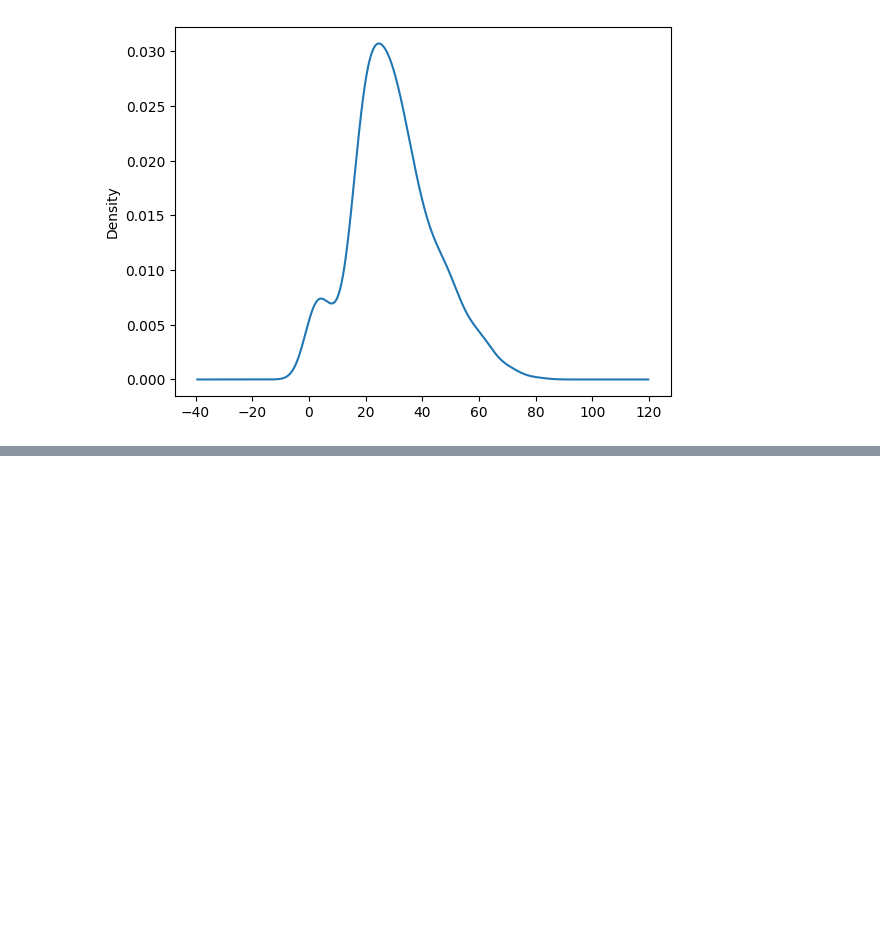
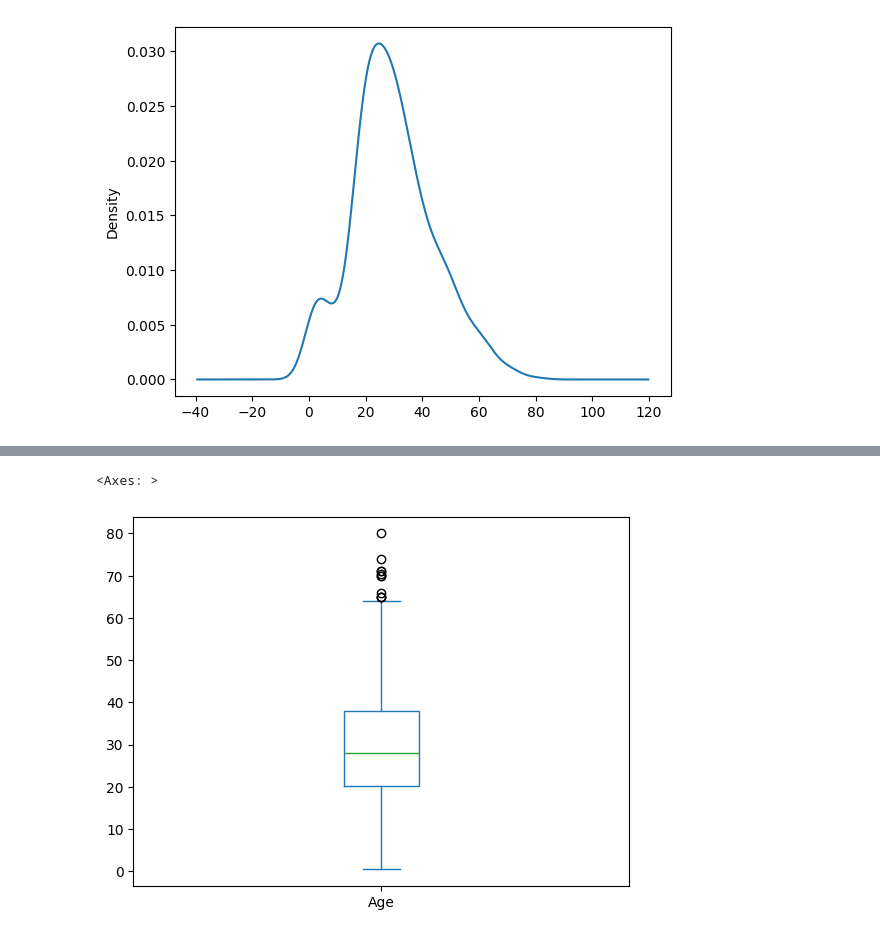
Before and after one commit to adi1234789/Univariate_analysis, a Jupyter notebook: Univariate_analysis.ipynb, the cells around one changed output, grey strips where cells are left out. Saved outputs shown, nothing was run; the diff lists cells and outputs as text; code cells hidden in the pictures; blank space fills up the shorter version.

```diff
--- a/Univariate_analysis.ipynb
+++ b/Univariate_analysis.ipynb
@@ -58,0 +66,5 @@ df['Age'].plot.density()
+# %%
+df['Age'].plot.box()
+# %% [output]
+<Axes: >
+[figure, added]
```
Also changed, not shown: parts of 2 cells of this notebook.
